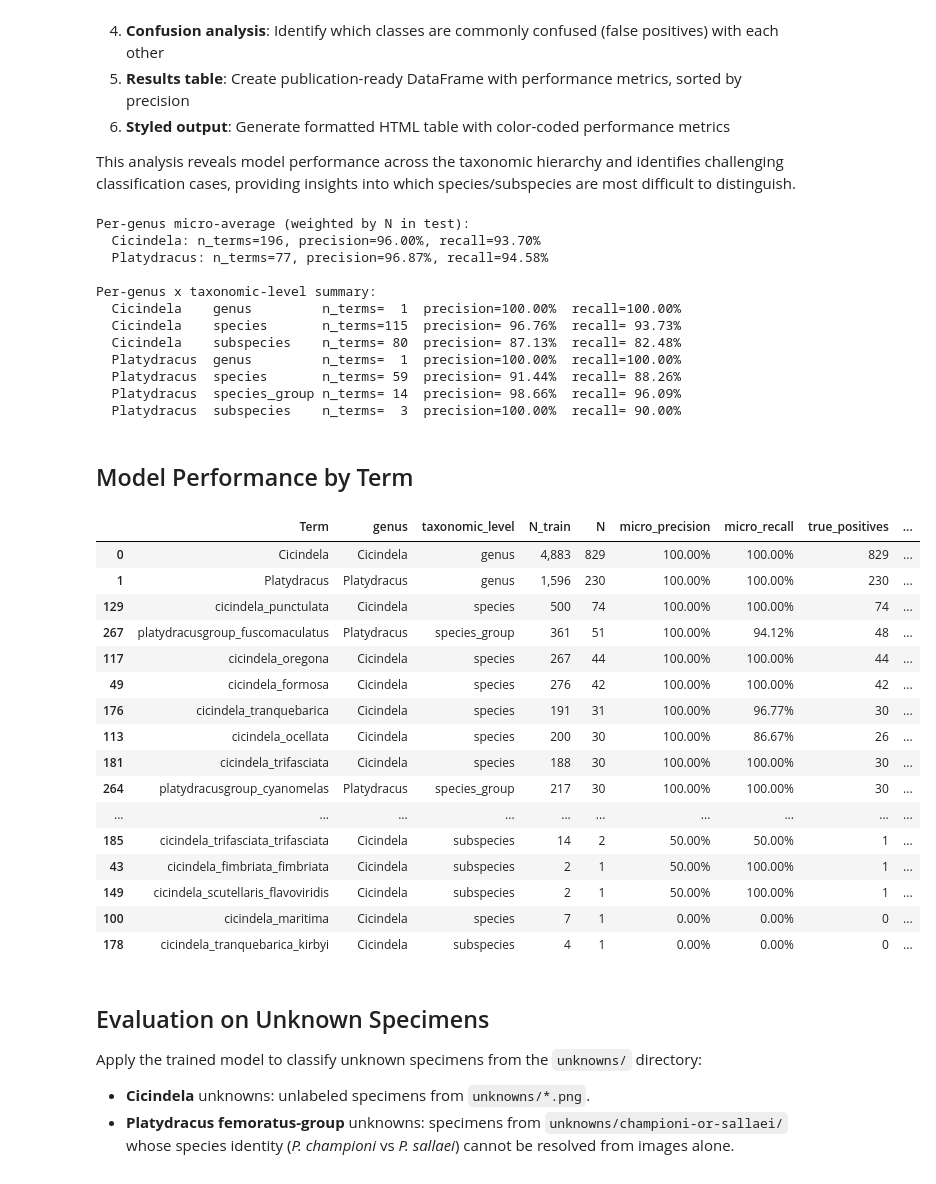
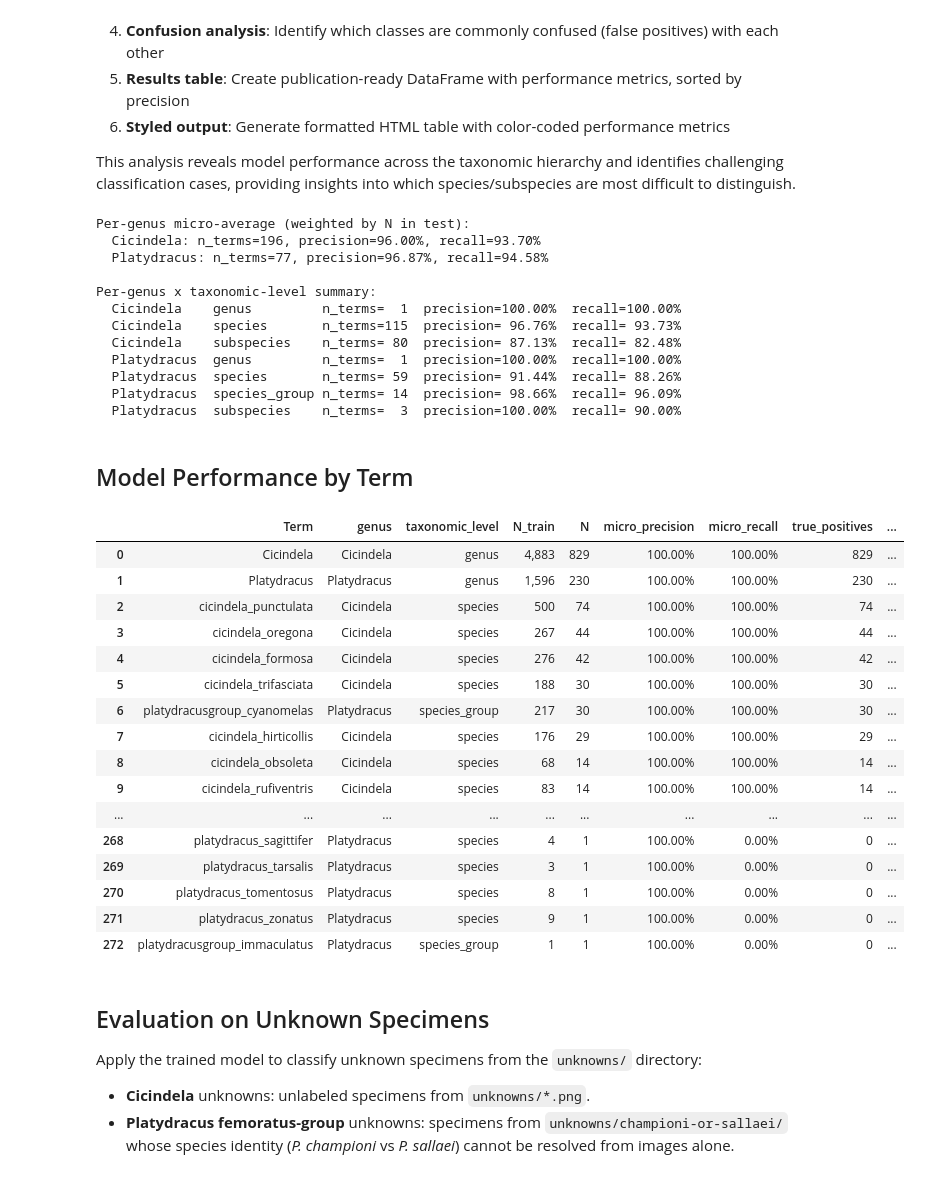
Before and after one commit to de-Medeiros-insect-lab/Cicindelinae_ID, a Jupyter notebook: Run_multilabel_fastai.ipynb, the cells around one changed output. Cells and saved outputs as stored; diff of their text form; code cells hidden in the pictures.

Commit message:
Sort per-term results by F1 and reset index
Adds a micro_f1 column to the per-term results table, sorts the table
by F1 descending (tiebreak on N), and resets the index so row numbers
run continuously from 0.

Co-Authored-By: Claude Opus 4.7 <noreply@anthropic.com>

```diff
--- a/Run_multilabel_fastai.ipynb
+++ b/Run_multilabel_fastai.ipynb
@@ -1042,11 +1042,18 @@ for j, term in enumerate(union_vocab):
         'confused_with': ', '.join(cf) if cf else '',
     })
 
-results_df = pd.DataFrame(results).sort_values(['micro_precision', 'N'], ascending=[False, False])
+results_df = pd.DataFrame(results)
+# F1 = 2*P*R/(P+R); zero when both are zero.
+_p = results_df['micro_precision']; _r = results_df['micro_recall']
+results_df['micro_f1'] = np.where(_p + _r > 0, 2 * _p * _r / (_p + _r), 0.0)
+results_df = (results_df
+              .sort_values(['micro_f1', 'N'], ascending=[False, False])
+              .reset_index(drop=True))
 
 pd.set_option('display.float_format', '{:.4f}'.format)
 results_df['micro_precision'] = results_df['micro_precision'] * 100
 results_df['micro_recall']    = results_df['micro_recall'] * 100
+results_df['micro_f1']        = results_df['micro_f1'] * 100
 
 print("\nPer-genus micro-average (weighted by N in test):")
 for g, sub in results_df.groupby('genus'):
@@ -1064,48 +1071,49 @@ for (g, lvl), sub in results_df.groupby(['genus', 'taxonomic_level']):
 
 styled_df = results_df.style.format({
     'N_train': '{:,d}',
     'N': '{:,d}',
     'micro_precision': '{:.2f}%',
     'micro_recall': '{:.2f}%',
+    'micro_f1': '{:.2f}%',
     'true_positives': '{:,d}',
     'false_positives': '{:,d}',
     'false_negatives': '{:,d}',
-}).background_gradient(subset=['micro_precision', 'micro_recall'], cmap='RdYlGn')
+}).background_gradient(subset=['micro_precision', 'micro_recall', 'micro_f1'], cmap='RdYlGn')
 
 from IPython.display import display, HTML
 display(HTML("<h2>Model Performance by Term</h2>"))
 display(styled_df)
 # %% [output]
 Per-genus micro-average (weighted by N in test):
   Cicindela: n_terms=196, precision=96.00%, recall=93.70%
   Platydracus: n_terms=77, precision=96.87%, recall=94.58%
 
 Per-genus x taxonomic-level summary:
   Cicindela    genus         n_terms=  1  precision=100.00%  recall=100.00%
   Cicindela    species       n_terms=115  precision= 96.76%  recall= 93.73%
   Cicindela    subspecies    n_terms= 80  precision= 87.13%  recall= 82.48%
   Platydracus  genus         n_terms=  1  precision=100.00%  recall=100.00%
   Platydracus  species       n_terms= 59  precision= 91.44%  recall= 88.26%
   Platydracus  species_group n_terms= 14  precision= 98.66%  recall= 96.09%
   Platydracus  subspecies    n_terms=  3  precision=100.00%  recall= 90.00%
 Model Performance by Term
 |  | Term | genus | taxonomic_level | N_train | N | micro_precision | micro_recall | true_positives | ... |
 | 0 | Cicindela | Cicindela | genus | 4,883 | 829 | 100.00% | 100.00% | 829 | ... |
 | 1 | Platydracus | Platydracus | genus | 1,596 | 230 | 100.00% | 100.00% | 230 | ... |
-| 129 | cicindela_punctulata | Cicindela | species | 500 | 74 | 100.00% | 100.00% | 74 | ... |
-| 267 | platydracusgroup_fuscomaculatus | Platydracus | species_group | 361 | 51 | 100.00% | 94.12% | 48 | ... |
-| 117 | cicindela_oregona | Cicindela | species | 267 | 44 | 100.00% | 100.00% | 44 | ... |
-| 49 | cicindela_formosa | Cicindela | species | 276 | 42 | 100.00% | 100.00% | 42 | ... |
-| 176 | cicindela_tranquebarica | Cicindela | species | 191 | 31 | 100.00% | 96.77% | 30 | ... |
-| 113 | cicindela_ocellata | Cicindela | species | 200 | 30 | 100.00% | 86.67% | 26 | ... |
-| 181 | cicindela_trifasciata | Cicindela | species | 188 | 30 | 100.00% | 100.00% | 30 | ... |
-| 264 | platydracusgroup_cyanomelas | Platydracus | species_group | 217 | 30 | 100.00% | 100.00% | 30 | ... |
+| 2 | cicindela_punctulata | Cicindela | species | 500 | 74 | 100.00% | 100.00% | 74 | ... |
+| 3 | cicindela_oregona | Cicindela | species | 267 | 44 | 100.00% | 100.00% | 44 | ... |
+| 4 | cicindela_formosa | Cicindela | species | 276 | 42 | 100.00% | 100.00% | 42 | ... |
+| 5 | cicindela_trifasciata | Cicindela | species | 188 | 30 | 100.00% | 100.00% | 30 | ... |
+| 6 | platydracusgroup_cyanomelas | Platydracus | species_group | 217 | 30 | 100.00% | 100.00% | 30 | ... |
+| 7 | cicindela_hirticollis | Cicindela | species | 176 | 29 | 100.00% | 100.00% | 29 | ... |
+| 8 | cicindela_obsoleta | Cicindela | species | 68 | 14 | 100.00% | 100.00% | 14 | ... |
+| 9 | cicindela_rufiventris | Cicindela | species | 83 | 14 | 100.00% | 100.00% | 14 | ... |
 | ... | ... | ... | ... | ... | ... | ... | ... | ... | ... |
-| 185 | cicindela_trifasciata_trifasciata | Cicindela | subspecies | 14 | 2 | 50.00% | 50.00% | 1 | ... |
-| 43 | cicindela_fimbriata_fimbriata | Cicindela | subspecies | 2 | 1 | 50.00% | 100.00% | 1 | ... |
-| 149 | cicindela_scutellaris_flavoviridis | Cicindela | subspecies | 2 | 1 | 50.00% | 100.00% | 1 | ... |
-| 100 | cicindela_maritima | Cicindela | species | 7 | 1 | 0.00% | 0.00% | 0 | ... |
-| 178 | cicindela_tranquebarica_kirbyi | Cicindela | subspecies | 4 | 1 | 0.00% | 0.00% | 0 | ... |
+| 268 | platydracus_sagittifer | Platydracus | species | 4 | 1 | 100.00% | 0.00% | 0 | ... |
+| 269 | platydracus_tarsalis | Platydracus | species | 3 | 1 | 100.00% | 0.00% | 0 | ... |
+| 270 | platydracus_tomentosus | Platydracus | species | 8 | 1 | 100.00% | 0.00% | 0 | ... |
+| 271 | platydracus_zonatus | Platydracus | species | 9 | 1 | 100.00% | 0.00% | 0 | ... |
+| 272 | platydracusgroup_immaculatus | Platydracus | species_group | 1 | 1 | 100.00% | 0.00% | 0 | ... |
 # %%
 results_df.to_csv(f"test_results_{arch}.csv", index=False)
 # %% [markdown]
```
